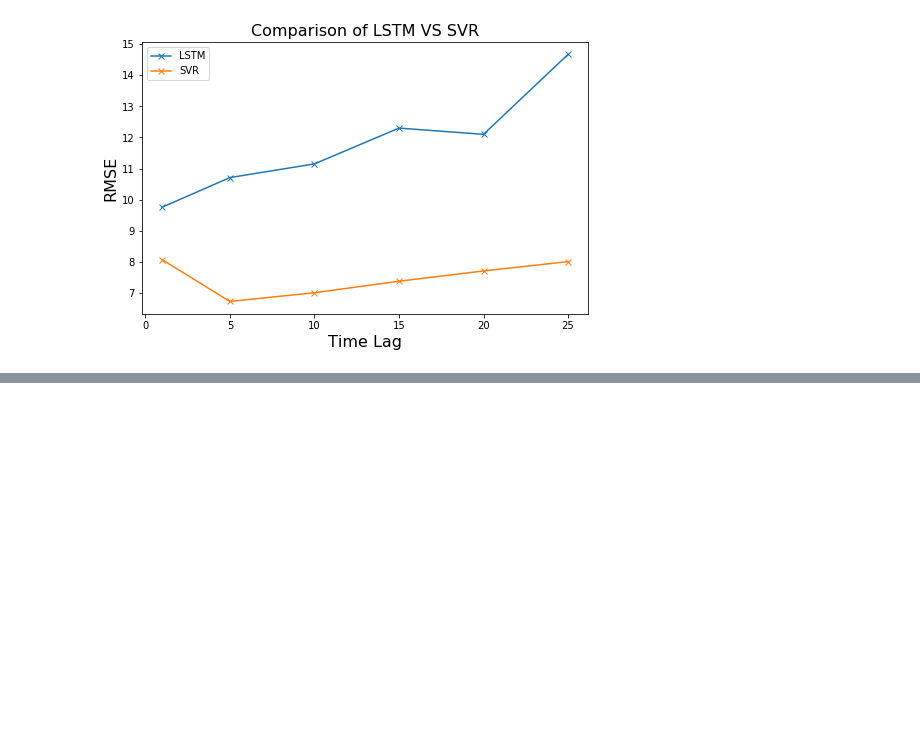
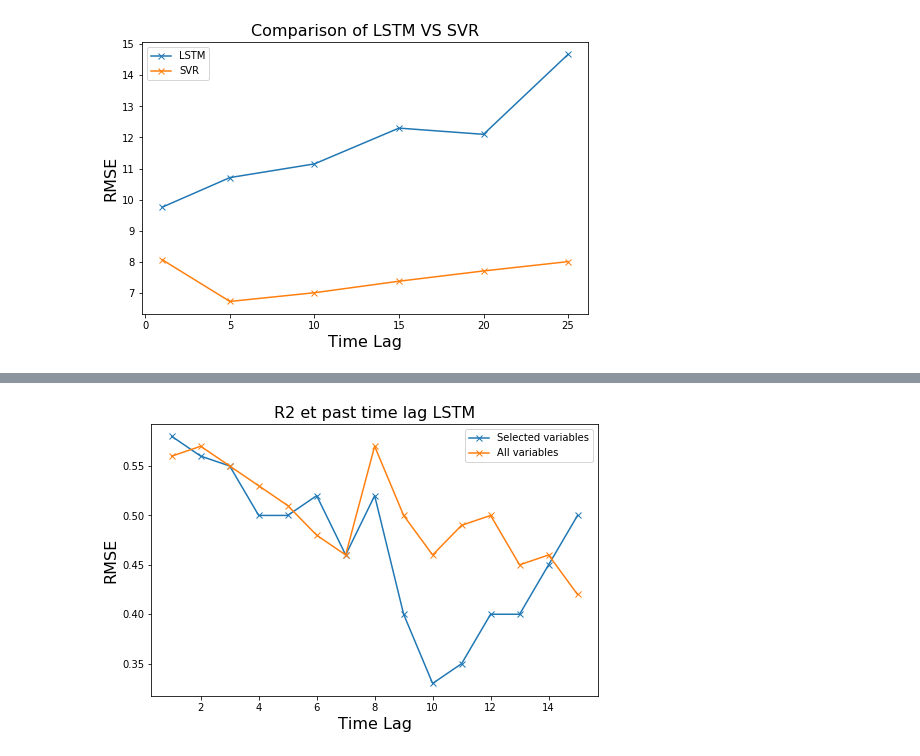
Before and after one commit to kwijik/Polution_Prediction, a Jupyter notebook: Comparison_RMSE.ipynb, the cells around one changed output, grey strips where cells are left out. Saved outputs shown, nothing was run; the diff lists cells and outputs as text; code cells hidden in the pictures; blank space fills up the shorter version.

```diff
--- a/Comparison_RMSE.ipynb
+++ b/Comparison_RMSE.ipynb
@@ -24,0 +81,15 @@ plot_lstm_vs_svr(LAGS, lstm_rmse, svr_rmse)
+# %%
+def plot_lstm_r2(LAGS, R2_LSTMs, R2_LSTMa):
+    fig, ax = plt.subplots(figsize=(8,5))
+    ax.set_title('R2 et past time lag LSTM', fontsize=16)
+    ax.set_ylabel('RMSE', fontsize=16)
+    ax.set_xlabel('Time Lag', fontsize=16)
+    ax.plot(LAGS, R2_LSTMs, label='Selected variables', marker='x')
+    ax.plot(LAGS, R2_LSTMa, label='All variables', marker='x')
+    ax.legend()
+    plt.show()
+    fig.savefig('./Data/past_time_LSTM_r21')
+# %%
+plot_lstm_r2(LAGS, R2_LSTMs, R2_LSTMa)
+# %% [output]
+[figure, added]
```
Also changed, not shown: parts of 31 cells of this notebook, 45 other files.
